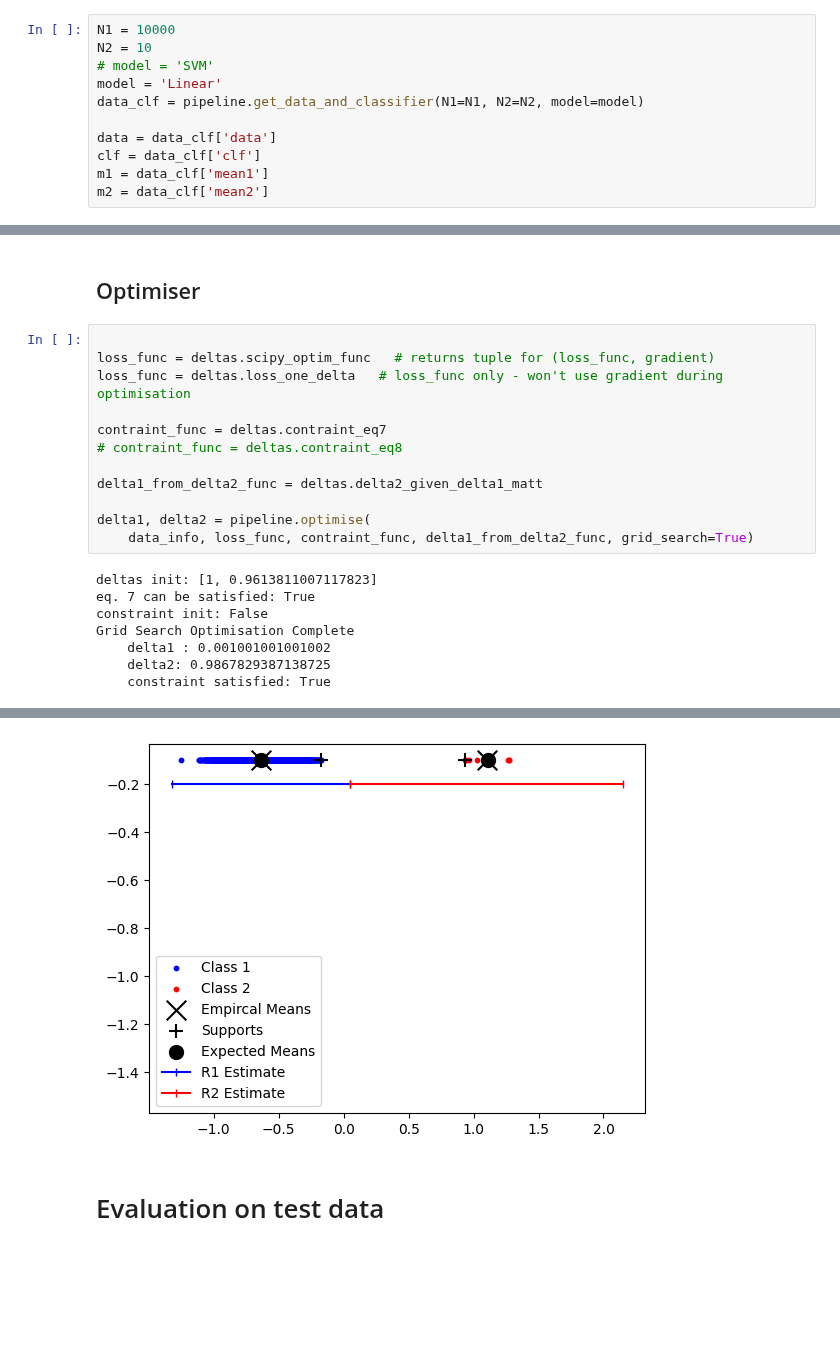
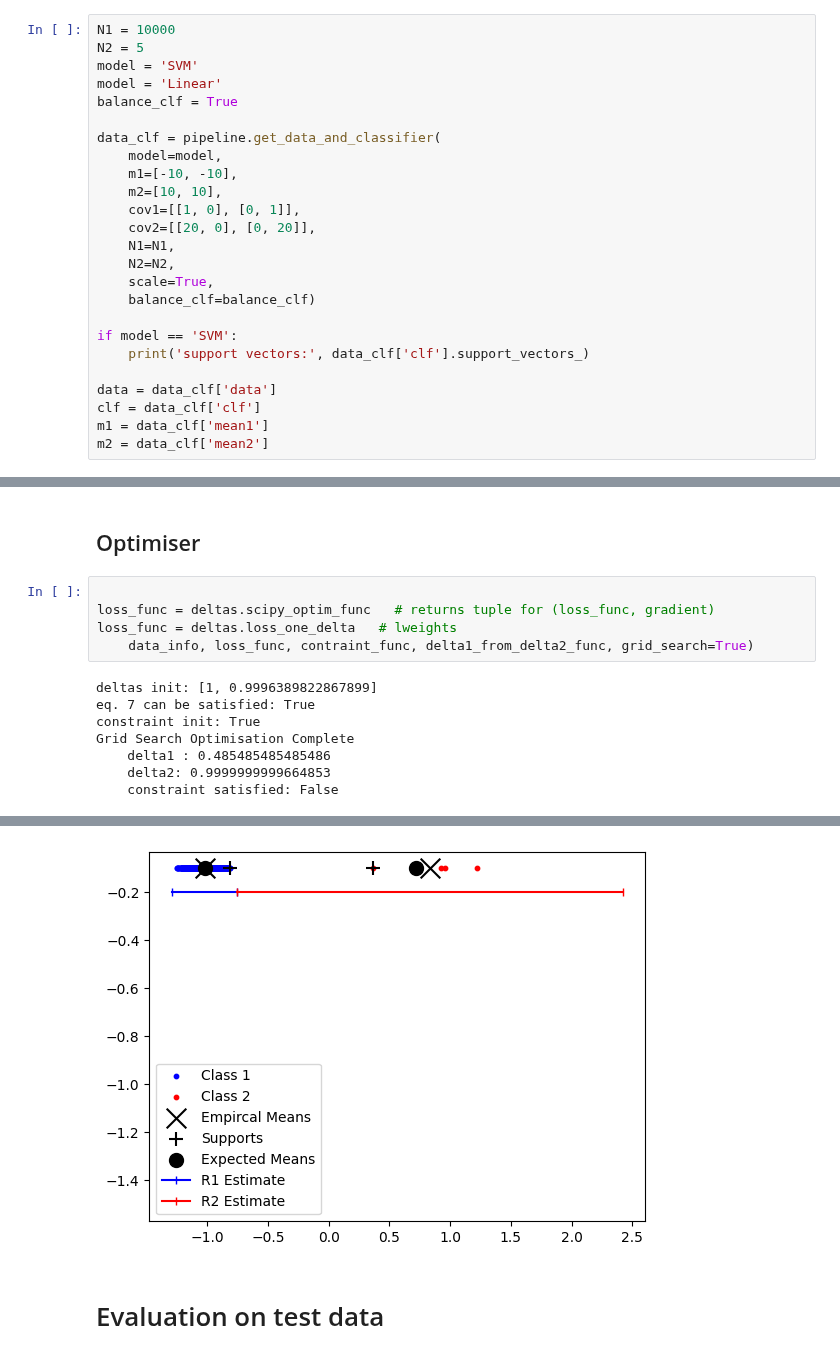
Before and after one commit to mattclifford1/linear_confidence, a Jupyter notebook: run_Matt.ipynb, the cells around one changed output, grey strips where cells are left out. Cells and saved outputs as stored; diff of their text form; blank space fills up the shorter version.

```diff
--- a/run_Matt.ipynb
+++ b/run_Matt.ipynb
@@ -14,10 +14,24 @@ The autoreload extension is already loaded. To reload it, use:
 ## Get data and classifier
 # %%
 N1 = 10000
-N2 = 10
-# model = 'SVM'
+N2 = 5
+model = 'SVM'
 model = 'Linear'
-data_clf = pipeline.get_data_and_classifier(N1=N1, N2=N2, model=model)
+balance_clf = True
+
+data_clf = pipeline.get_data_and_classifier(
+    model=model,
+    m1=[-10, -10],
+    m2=[10, 10],
+    cov1=[[1, 0], [0, 1]],
+    cov2=[[20, 0], [0, 20]],
+    N1=N1,
+    N2=N2,
+    scale=True,
+    balance_clf=balance_clf)
+
+if model == 'SVM':
+    print('support vectors:', data_clf['clf'].support_vectors_)
 
 data = data_clf['data']
 clf = data_clf['clf']
@@ -57,20 +71,13 @@ Parameters
 # %%
 
 loss_func = deltas.scipy_optim_func   # returns tuple for (loss_func, gradient)
-loss_func = deltas.loss_one_delta   # loss_func only - won't use gradient during optimisation
-
-contraint_func = deltas.contraint_eq7
-# contraint_func = deltas.contraint_eq8
-
-delta1_from_delta2_func = deltas.delta2_given_delta1_matt
-
-delta1, delta2 = pipeline.optimise(
+loss_func = deltas.loss_one_delta   # lweights
     data_info, loss_func, contraint_func, delta1_from_delta2_func, grid_search=True)
 # %% [output]
-deltas init: [1, 0.9613811007117823]
+deltas init: [1, 0.9996389822867899]
 eq. 7 can be satisfied: True
-constraint init: False
+constraint init: True
 Grid Search Optimisation Complete
-    delta1 : 0.001001001001002
-    delta2: 0.9867829387138725
-    constraint satisfied: True
+    delta1 : 0.485485485485486
+    delta2: 0.9999999999664853
+    constraint satisfied: False
@@ -78,4 +85,4 @@ Grid Search Optimisation Complete
-[figure, old version]
+[figure, new version]
 # %% [markdown]
 # Evaluation on test data
 # %%
```
Also changed, not shown: parts of 5 cells of this notebook, 4 other files.
